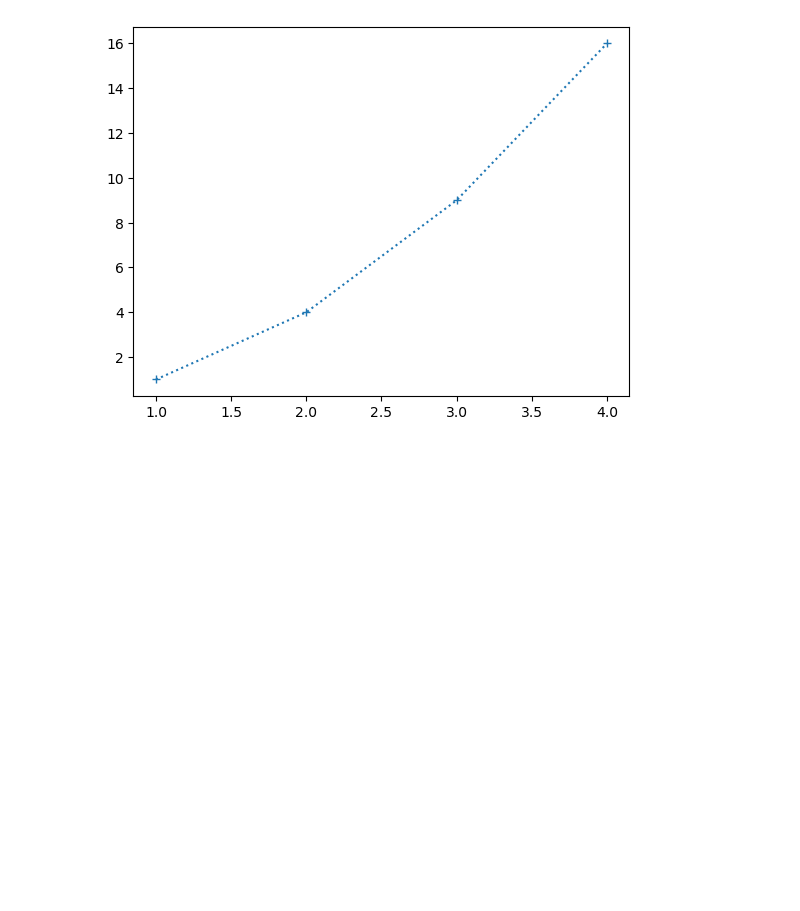
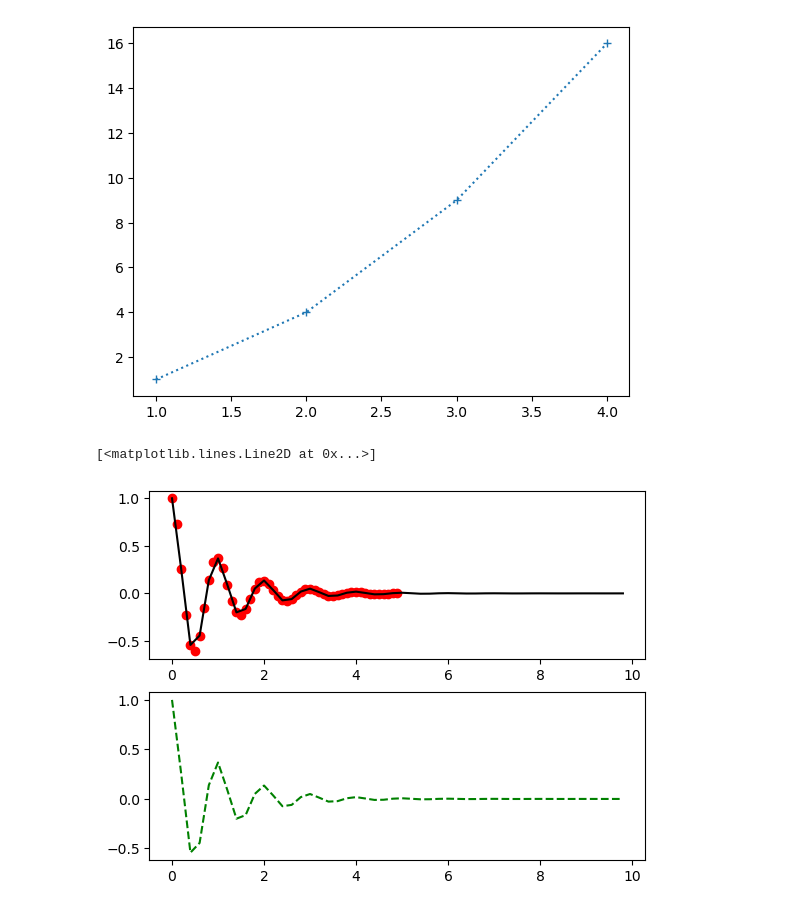
Before and after one commit to Sebastian-Landeo/FundamentosED-R-Python, a Jupyter notebook: Python AL/02-matplotlib.ipynb, the cells around one changed output. Cells and saved outputs as stored; diff of their text form; code cells hidden in the pictures; blank space fills up the shorter version.

```diff
--- a/Python AL/02-matplotlib.ipynb
+++ b/Python AL/02-matplotlib.ipynb
@@ -71,3 +71,20 @@ plt.plot(x, y, marker="+", linestyle=":", animated=True)
 # %% [output]
 [<matplotlib.lines.Line2D at 0x...>]
 [figure]
+# %%
+def f(x):
+    return np.exp(-x)*np.cos(2*np.pi*x)
+# %%
+x1 = np.arange(0, 5.0, 0.1)
+x2 = np.arange(0, 10.0, 0.2)
+# %%
+plt.figure(1)
+
+plt.subplot(2, 1, 1)
+plt.plot(x1, f(x1), 'ro', x2, f(x2), 'k')
+
+plt.subplot(2, 1, 2)
+plt.plot(x2, f(x2), 'g--')
+# %% [output]
+[<matplotlib.lines.Line2D at 0x...>]
+[figure, added]
```
Also changed, not shown: parts of 11 cells of this notebook, 1 other file.
